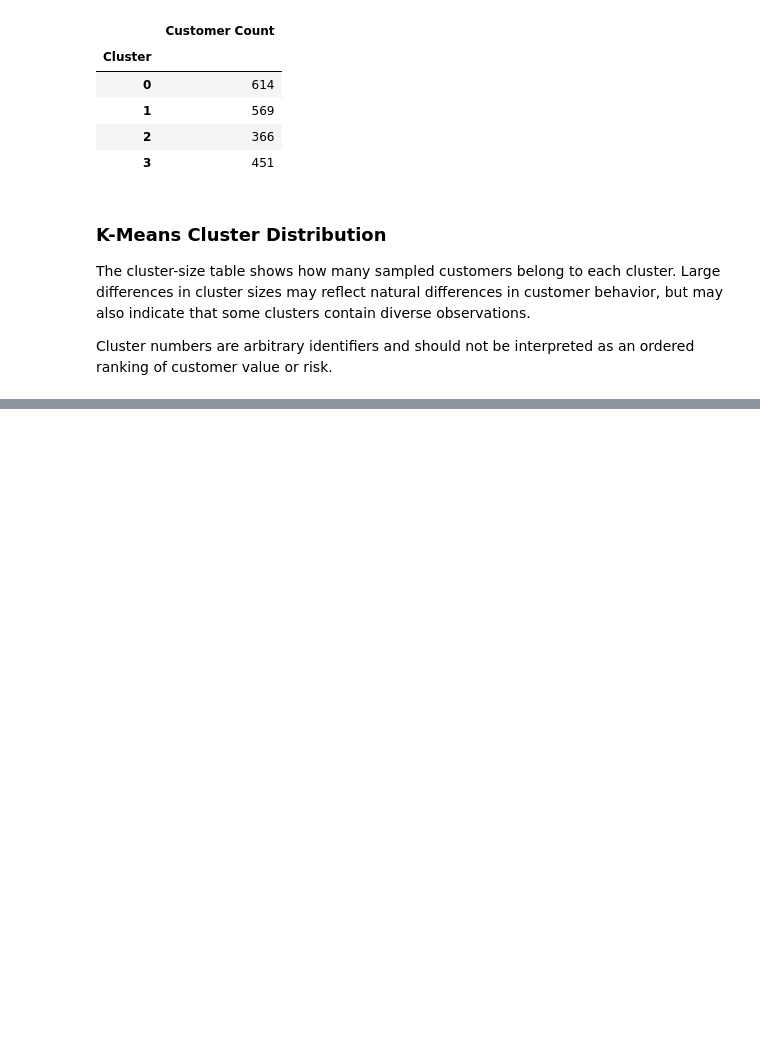
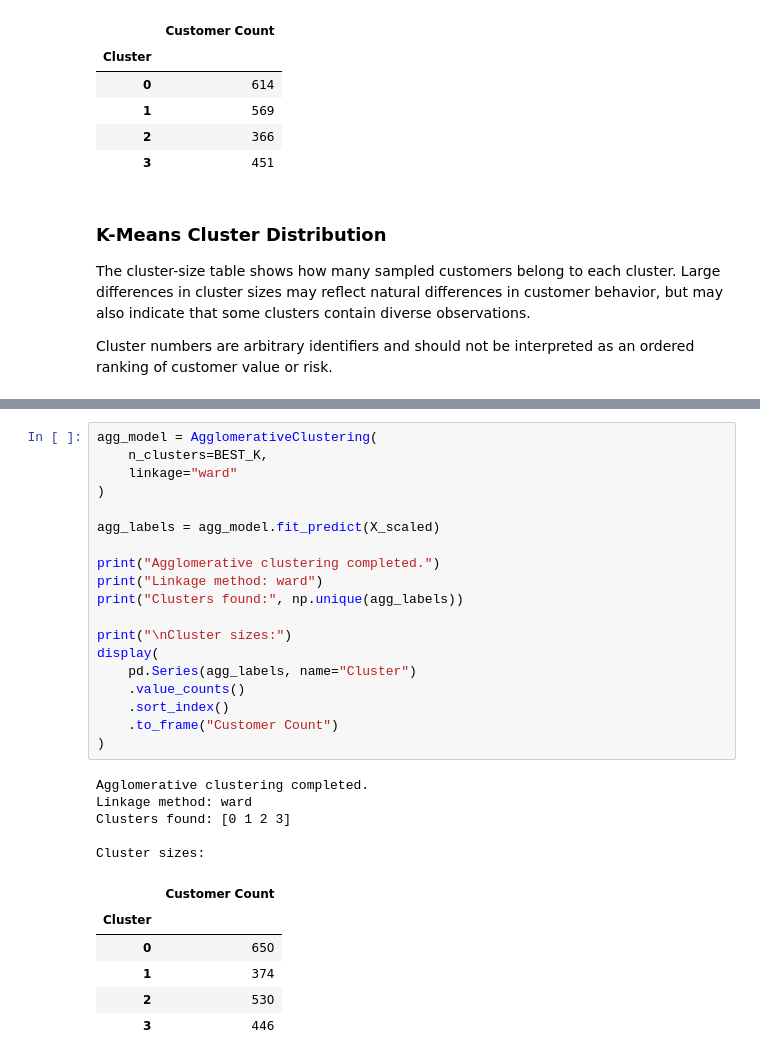
Before and after one commit to mith-sen/ML_Case_Study, a Jupyter notebook: notebooks/clustering.ipynb, the cells around one changed output, grey strips where cells are left out. Drawn from its saved outputs; the diff is of its cells as text; blank space fills up the shorter version.

```diff
--- a/notebooks/clustering.ipynb
+++ b/notebooks/clustering.ipynb
@@ -419,0 +488,31 @@ Cluster numbers are arbitrary identifiers and should not be interpreted as an or
+# %%
+agg_model = AgglomerativeClustering(
+    n_clusters=BEST_K,
+    linkage="ward"
+)
+
+agg_labels = agg_model.fit_predict(X_scaled)
+
+print("Agglomerative clustering completed.")
+print("Linkage method: ward")
+print("Clusters found:", np.unique(agg_labels))
+
+print("\nCluster sizes:")
+display(
+    pd.Series(agg_labels, name="Cluster")
+    .value_counts()
+    .sort_index()
+    .to_frame("Customer Count")
+)
+# %% [output]
+Agglomerative clustering completed.
+Linkage method: ward
+Clusters found: [0 1 2 3]
+
+Cluster sizes:
+|  | Customer Count |
+| Cluster |  |
+| 0 | 650 |
+| 1 | 374 |
+| 2 | 530 |
+| 3 | 446 |
```
Also changed, not shown: parts of 4 cells of this notebook.
